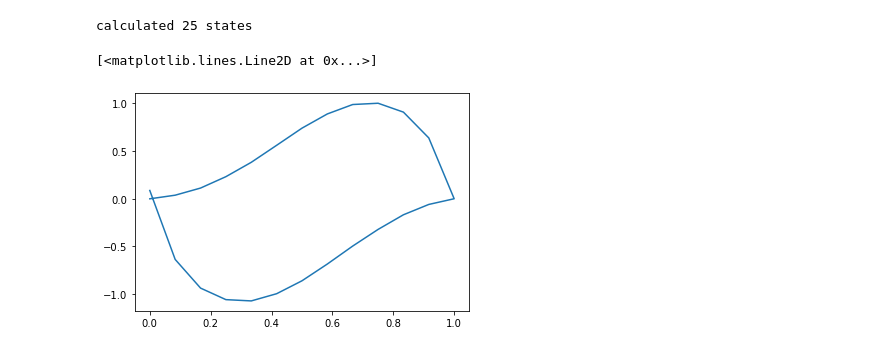
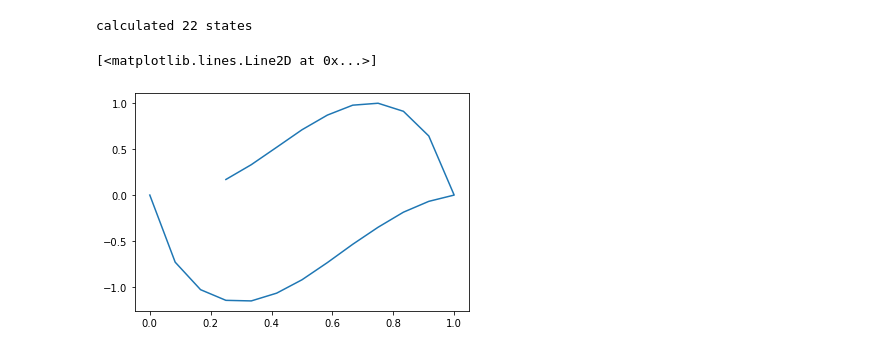
Before and after one commit to roussel-ryan/diff_hysteresis, a Jupyter notebook: analysis_scripts/linearized/linearized_svi.ipynb, the cells around one changed output. Drawn from its saved outputs; the diff is of its cells as text; code cells hidden in the pictures.

```diff
--- a/analysis_scripts/linearized/linearized_svi.ipynb
+++ b/analysis_scripts/linearized/linearized_svi.ipynb
@@ -10,36 +10,36 @@ from hysteresis.training import train_bayes, map_bayes
 # %%
 fname = '../../facet_ii_data/quadrupoles/quad_m1-34.ru1'
 data = []
 with open(fname,'r') as f:
     f.readline()
     for line in f:
         temp = line.rstrip().split(' ')
         d = []
         for ele in temp:
             if ele != '':
                 d += [ele]
         data += [d]
 data = np.asfarray(data)
 data[:, 1] = data[:, 1]
 data[:, 3] = data[:, 3] * np.where(data[:,7] < 0, -1, 1)
 
 # get real h, m
 h_full = torch.tensor(data[:,1]).double()
 m_full = torch.tensor(data[:,3]).double()
 
-h = torch.tensor(data[:,1]).double()
-m = torch.tensor(data[:,3]).double()
+h = torch.tensor(data[:,1]).double()[:-3]
+m = torch.tensor(data[:,3]).double()[:-3]
 
 H = LinearizedHysteresis(h, m, mesh_scale=0.5, trainable=False)
 
 hl = H.transformer.transform_h(h)
 ml = H.transformer.transform_m(m, h)
 
 plt.plot(hl, ml)
 # %% [output]
-calculated 25 states
+calculated 22 states
 [<matplotlib.lines.Line2D at 0x...>]
-[figure, old version]
+[figure, new version]
 # %%
 from hysteresis.bayesian import positional_covariance
 
```
Also changed, not shown: parts of 3 cells of this notebook, 9 other files.
